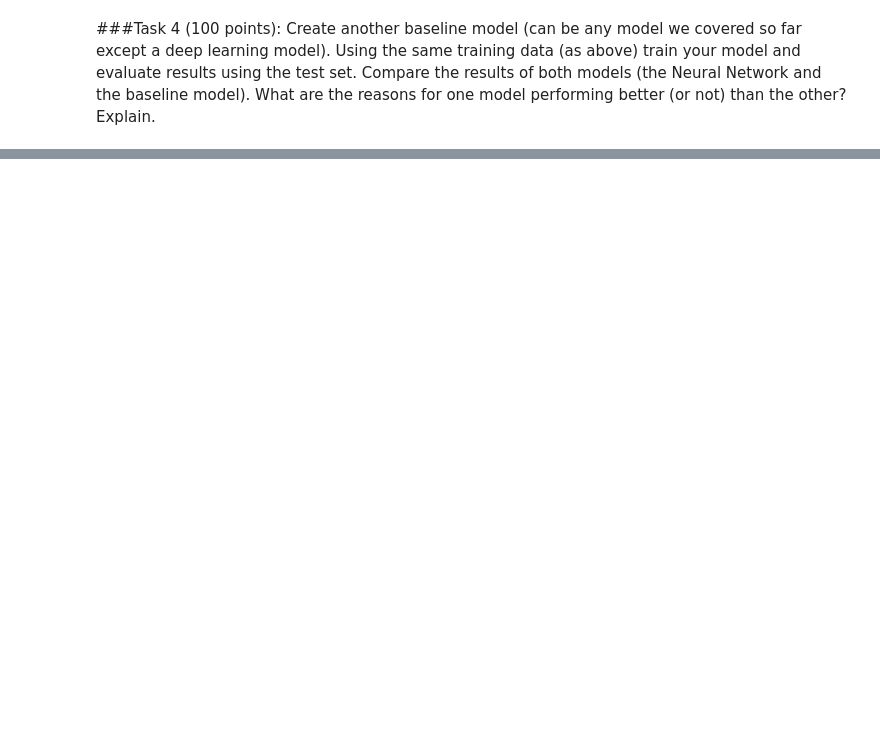
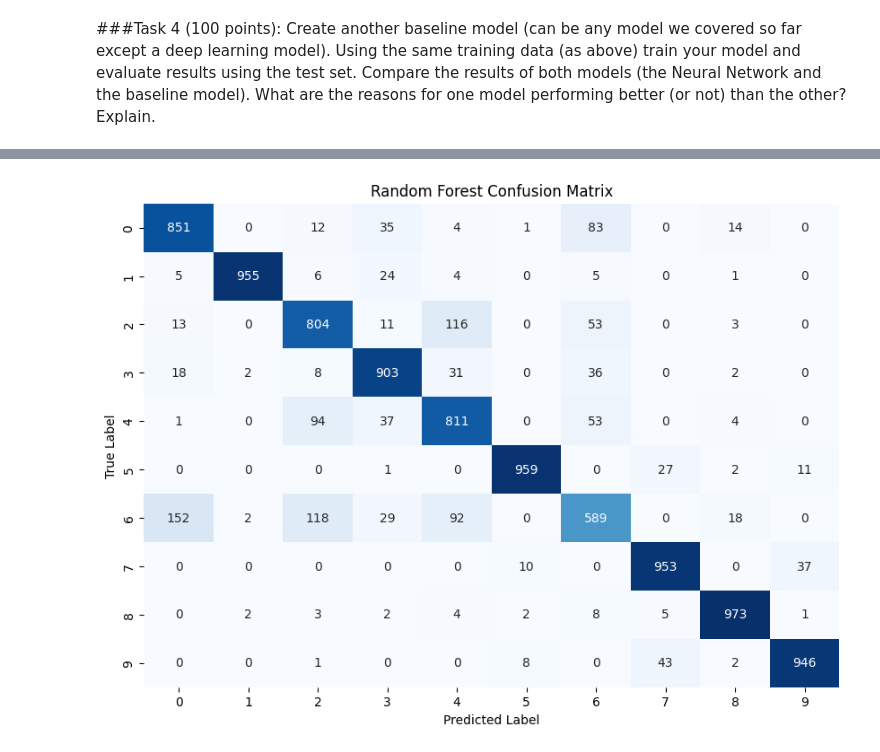
Before and after one commit to liangliang6v6/Homeworks, a Jupyter notebook: Homework3.ipynb, the cells around one changed output, grey strips where cells are left out. Drawn from its saved outputs; the diff is of its cells as text; code cells hidden in the pictures; blank space fills up the shorter version.

```diff
--- a/Homework3.ipynb
+++ b/Homework3.ipynb
@@ -25,0 +165,19 @@ Test your NeuralNetwork Class with the dataset you selected. If the dataset is b
+# %%
+import time
+# compare these methods
+methods = ["batch", "stochastic", "minibatch"]
+results = {}
+for method in methods:
+    print(f"\nTraining with {method.capitalize()} Gradient Descent\n")
+    nn = NeuralNetwork(input_size=X_train.shape[0], hidden_size=128, output_size=10, learning_rate=0.01)
+    start_time = time.time()
+    nn.train(X_train, y_train, num_iterations=500, method=method, batch_size=32)
+    end_time = time.time()
+    predictions = nn.predict(X_test)
+    accuracy = np.mean(predictions == np.argmax(y_test, axis=0)) * 100
+    results[method] = {"accuracy": accuracy, "time": end_time - start_time}
+    print(f"{method.capitalize()} GD - Test accuracy: {accuracy:.2f}%, Time Taken: {end_time - start_time:.4f} seconds")
+
+
+for method, result in results.items():
+    print(f"{method.capitalize()} Gradient Descent - Accuracy: {result['accuracy']:.2f}%, Time: {result['time']:.4f}s")
@@ -65,0 +405,69 @@ a deep learning model). Using the same training data (as above) train your model
+# %%
+import numpy as np
+import matplotlib.pyplot as plt
+import seaborn as sns
+from sklearn.ensemble import RandomForestClassifier
+from sklearn.metrics import accuracy_score, confusion_matrix
+from sklearn.model_selection import train_test_split
+from sklearn.preprocessing import StandardScaler
+from tensorflow.keras.datasets import fashion_mnist
+from tensorflow.keras.utils import to_categorical
+from tensorflow.keras.models import Sequential
+from tensorflow.keras.layers import Dense, Flatten
+from tensorflow.keras.optimizers import Adam
+
+(X_full, y_full), (X_test, y_test) = fashion_mnist.load_data()
+
+X_full = X_full / 255.0
+X_test_nn = X_test / 255.0
+X_test_rf = X_test.reshape(X_test.shape[0], -1) / 255.0
+
+X_train, X_dev, y_train, y_dev = train_test_split(X_full, y_full, test_size=0.2, random_state=42)
+
+scaler = StandardScaler()
+X_train_rf = scaler.fit_transform(X_train.reshape(X_train.shape[0], -1))
+X_test_rf_scaled = scaler.transform(X_test_rf)
+
+
+rf_model = RandomForestClassifier(n_estimators=100, random_state=42)
+rf_model.fit(X_train_rf, y_train)
+
+model = Sequential([
+    Flatten(input_shape=(28, 28)),  # Flatten the images
+    Dense(128, activation='relu'),  # Hidden layer
+    Dense(64, activation='relu'),   # Another hidden layer
+    Dense(10, activation='softmax') # Output layer for 10 classes
+])
+
+y_train_nn = to_categorical(y_train, 10)
+y_dev_nn = to_categorical(y_dev, 10)
+y_test_nn = to_categorical(y_test, 10)
+
+model.compile(optimizer=Adam(), loss='categorical_crossentropy', metrics=['accuracy'])
+
+history = model.fit(X_train, y_train_nn, epochs=10, batch_size=32, validation_data=(X_dev, y_dev_nn))
+
+rf_predictions = rf_model.predict(X_test_rf_scaled)
+nn_predictions = np.argmax(model.predict(X_test_nn), axis=1)
+
+
+rf_accuracy = accuracy_score(y_test, rf_predictions) * 100
+nn_accuracy = accuracy_score(y_test, nn_predictions) * 100
+
+print(f"Random Forest Test Accuracy: {rf_accuracy:.2f}%")
+print(f"Neural Network Test Accuracy: {nn_accuracy:.2f}%")
+
+
+def plot_confusion_matrix(true_labels, predictions, title):
+    cm = confusion_matrix(true_labels, predictions)
+    plt.figure(figsize=(10, 7))
+    sns.heatmap(cm, annot=True, fmt="d", cmap="Blues", cbar=False, xticklabels=range(10), yticklabels=range(10))
+    plt.xlabel("Predicted Label")
+    plt.ylabel("True Label")
+    plt.title(title)
+    plt.show()
+
+plot_confusion_matrix(y_test, rf_predictions, "Random Forest Confusion Matrix")
+
+plot_confusion_matrix(y_test, nn_predictions, "Neural Network Confusion Matrix")
+# %% [output]
@@ -65,0 +491 @@ a deep learning model). Using the same training data (as above) train your model
+[figure, added]
```
Also changed, not shown: parts of 15 cells of this notebook.
